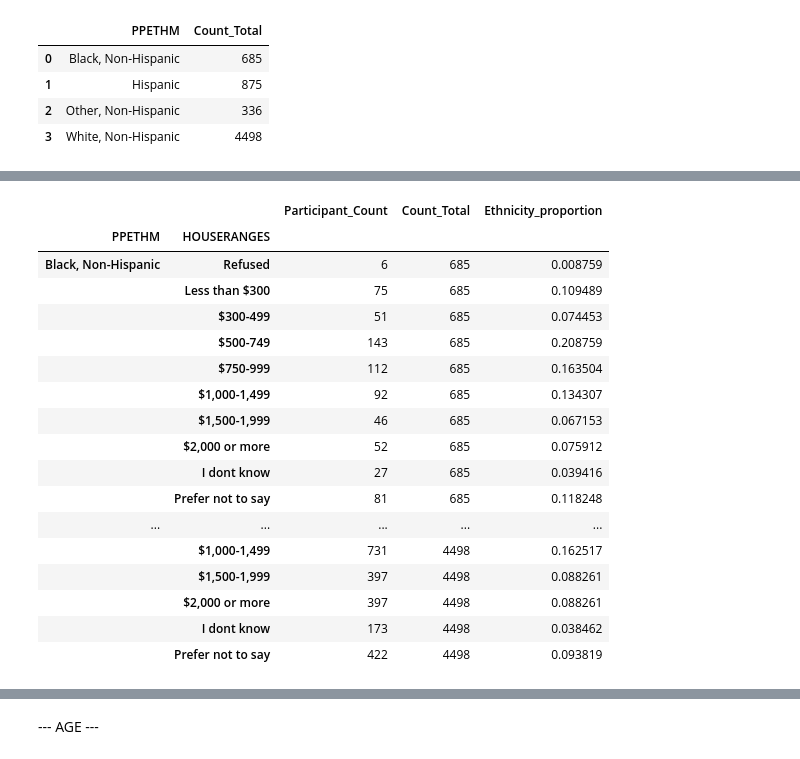
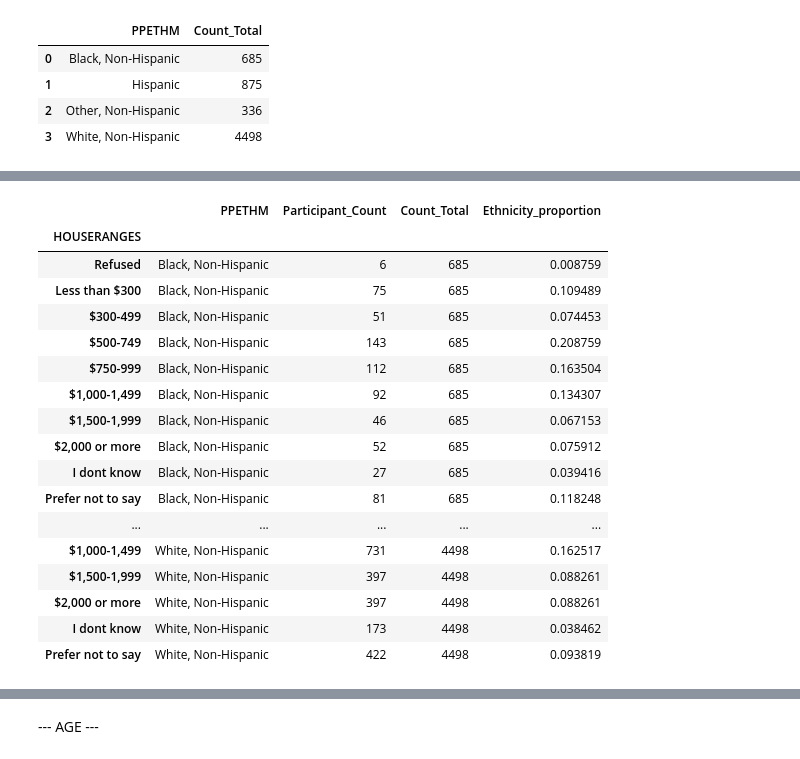
Before and after one commit to ds4a-team85/cohort2020-team-project, a Jupyter notebook: CFPB_EDA.ipynb, the cells around one changed output, grey strips where cells are left out. Cells and saved outputs as stored; diff of their text form; code cells hidden in the pictures.

```diff
--- a/CFPB_EDA.ipynb
+++ b/CFPB_EDA.ipynb
@@ -343,38 +344,38 @@ homeown_eth['Ethnicity_proportion'].plot.bar(title='Housing situation, proportio
 # %%
 homeown_range_eth = homeown_df.loc[:,['PUF_ID','PPETHM','HOUSERANGES']].groupby(['PPETHM','HOUSERANGES']).count().rename(columns={'PUF_ID':'Participant_Count'}).reset_index()
 homeown_range_eth = homeown_range_eth.merge(eth_totals)
 homeown_range_eth['Ethnicity_proportion'] = homeown_range_eth['Participant_Count'] / homeown_range_eth['Count_Total']
 homeown_range_eth = homeown_range_eth.replace({
     "HOUSERANGES":{
       -1: "Refused",
       1: "Less than $300",
       2: "$300-499",
       3: "$500-749",
       4: "$750-999",
       5: "$1,000-1,499",
       6: "$1,500-1,999",
       7: "$2,000 or more",
       98: "I dont know",
       99: "Prefer not to say"
     },})
-homeown_range_eth = homeown_range_eth.set_index(['PPETHM','HOUSERANGES'])
+homeown_range_eth = homeown_range_eth.set_index(['HOUSERANGES'])
 homeown_range_eth
 # %% [output]
-|  |  | Participant_Count | Count_Total | Ethnicity_proportion |
-| PPETHM | HOUSERANGES |  |  |  |
-| Black, Non-Hispanic | Refused | 6 | 685 | 0.008759 |
-|  | Less than $300 | 75 | 685 | 0.109489 |
-|  | $300-499 | 51 | 685 | 0.074453 |
-|  | $500-749 | 143 | 685 | 0.208759 |
-|  | $750-999 | 112 | 685 | 0.163504 |
-|  | $1,000-1,499 | 92 | 685 | 0.134307 |
-|  | $1,500-1,999 | 46 | 685 | 0.067153 |
-|  | $2,000 or more | 52 | 685 | 0.075912 |
-|  | I dont know | 27 | 685 | 0.039416 |
-|  | Prefer not to say | 81 | 685 | 0.118248 |
+|  | PPETHM | Participant_Count | Count_Total | Ethnicity_proportion |
+| HOUSERANGES |  |  |  |  |
+| Refused | Black, Non-Hispanic | 6 | 685 | 0.008759 |
+| Less than $300 | Black, Non-Hispanic | 75 | 685 | 0.109489 |
+| $300-499 | Black, Non-Hispanic | 51 | 685 | 0.074453 |
+| $500-749 | Black, Non-Hispanic | 143 | 685 | 0.208759 |
+| $750-999 | Black, Non-Hispanic | 112 | 685 | 0.163504 |
+| $1,000-1,499 | Black, Non-Hispanic | 92 | 685 | 0.134307 |
+| $1,500-1,999 | Black, Non-Hispanic | 46 | 685 | 0.067153 |
+| $2,000 or more | Black, Non-Hispanic | 52 | 685 | 0.075912 |
+| I dont know | Black, Non-Hispanic | 27 | 685 | 0.039416 |
+| Prefer not to say | Black, Non-Hispanic | 81 | 685 | 0.118248 |
 | ... | ... | ... | ... | ... |
-|  | $1,000-1,499 | 731 | 4498 | 0.162517 |
-|  | $1,500-1,999 | 397 | 4498 | 0.088261 |
-|  | $2,000 or more | 397 | 4498 | 0.088261 |
-|  | I dont know | 173 | 4498 | 0.038462 |
-|  | Prefer not to say | 422 | 4498 | 0.093819 |
+| $1,000-1,499 | White, Non-Hispanic | 731 | 4498 | 0.162517 |
+| $1,500-1,999 | White, Non-Hispanic | 397 | 4498 | 0.088261 |
+| $2,000 or more | White, Non-Hispanic | 397 | 4498 | 0.088261 |
+| I dont know | White, Non-Hispanic | 173 | 4498 | 0.038462 |
+| Prefer not to say | White, Non-Hispanic | 422 | 4498 | 0.093819 |
```
Also changed, not shown: parts of 35 cells of this notebook.
